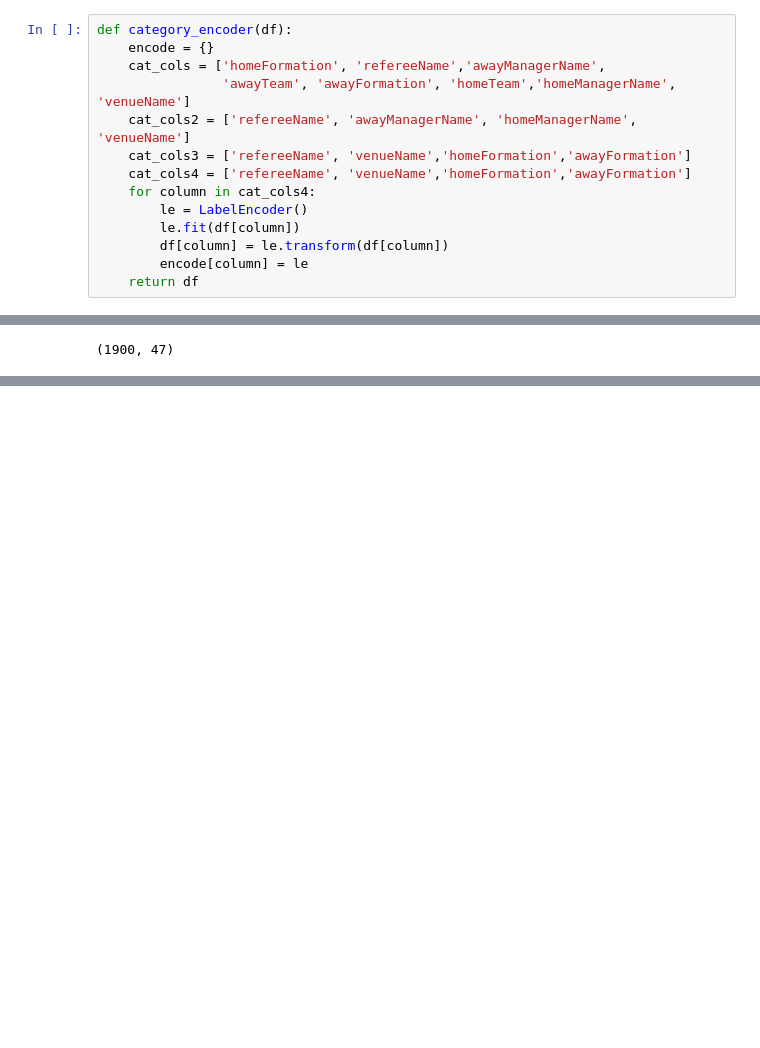
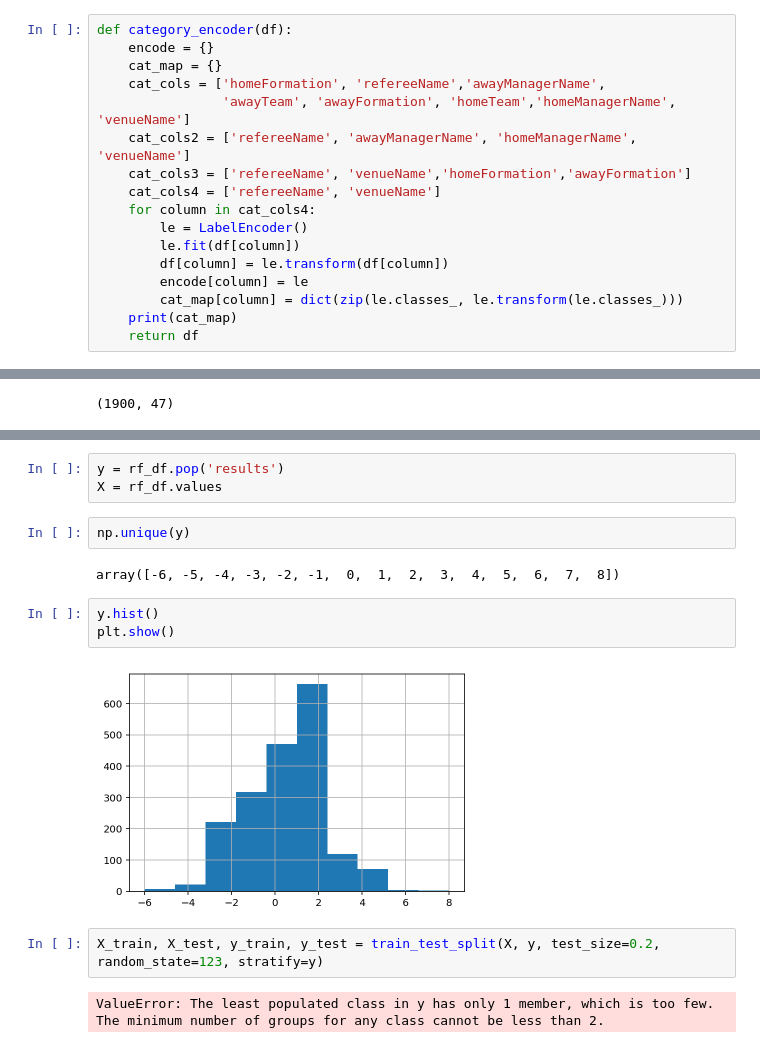
Before and after one commit to chizkidd/dsi-CapstoneProj, a Jupyter notebook: Day2_EDA.ipynb, the cells around one changed output, grey strips where cells are left out. Drawn from its saved outputs; the diff is of its cells as text; blank space fills up the shorter version.

Commit message:
EDA get results column ready for modelling

```diff
--- a/Day2_EDA.ipynb
+++ b/Day2_EDA.ipynb
@@ -527,16 +534,19 @@ array(['Mike Dean', 'Kevin Friend', 'Michael Oliver', 'Lee Mason',
 # %%
 def category_encoder(df):
     encode = {}
+    cat_map = {}
     cat_cols = ['homeFormation', 'refereeName','awayManagerName',
                 'awayTeam', 'awayFormation', 'homeTeam','homeManagerName', 'venueName']
     cat_cols2 = ['refereeName', 'awayManagerName', 'homeManagerName', 'venueName']
     cat_cols3 = ['refereeName', 'venueName','homeFormation','awayFormation']
-    cat_cols4 = ['refereeName', 'venueName','homeFormation','awayFormation']
+    cat_cols4 = ['refereeName', 'venueName']
     for column in cat_cols4:
         le = LabelEncoder()
         le.fit(df[column])
         df[column] = le.transform(df[column])
         encode[column] = le
+        cat_map[column] = dict(zip(le.classes_, le.transform(le.classes_)))
+    print(cat_map)
     return df
 # %%
 team_mask = {'Arsenal':1, 'Swansea':2, 'West Brom':3, 'Newcastle':4, 'Liverpool':5,
@@ -657,0 +684,16 @@ NameError: name 'le' is not defined
+# %%
+y = rf_df.pop('results')
+X = rf_df.values
+# %%
+np.unique(y)
+# %% [output]
+array([-6, -5, -4, -3, -2, -1,  0,  1,  2,  3,  4,  5,  6,  7,  8])
+# %%
+y.hist()
+plt.show()
+# %% [output]
+[figure, added]
+# %%
+X_train, X_test, y_train, y_test = train_test_split(X, y, test_size=0.2, random_state=123, stratify=y)
+# %% [output]
+ValueError: The least populated class in y has only 1 member, which is too few. The minimum number of groups for any class cannot be less than 2.
```
Also changed, not shown: parts of 6 cells of this notebook.
